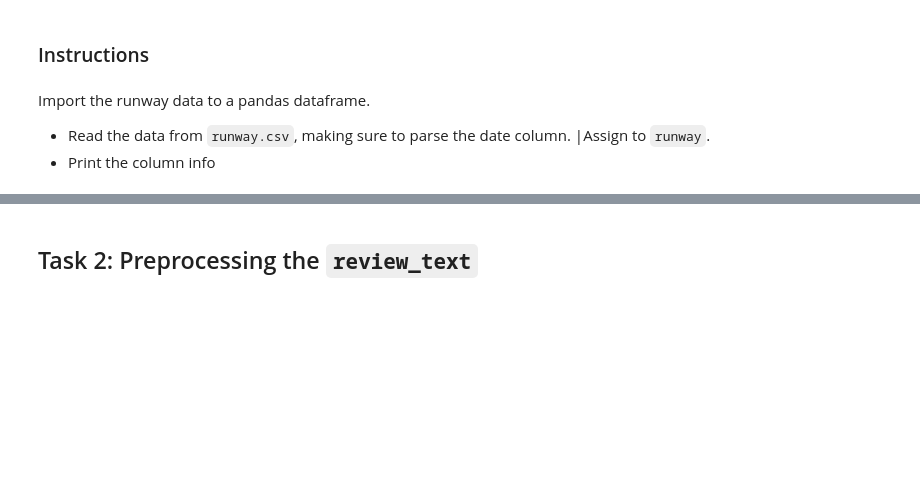
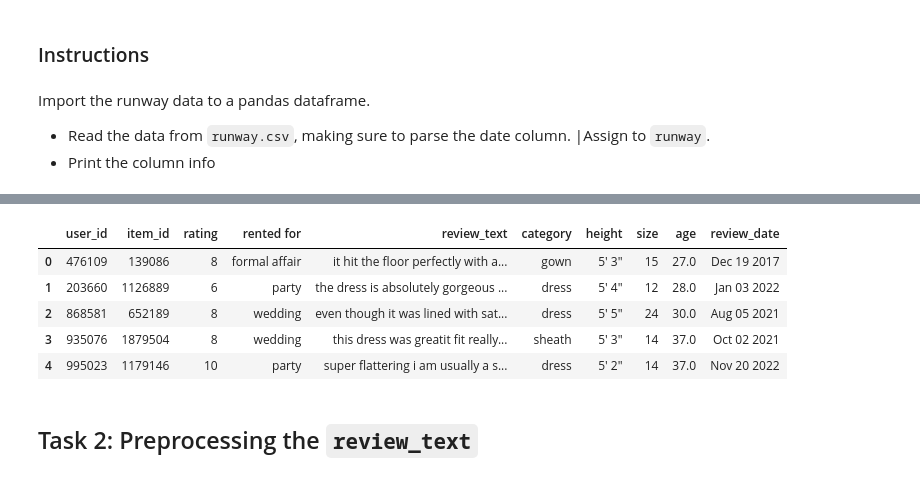
Before and after one commit to josemh301/openai-api-projects, a Jupyter notebook: HuggingFace/Project 2 - NLP App with Hugging Face/Building NLP Applications with Hugging Face.ipynb, the cells around one changed output, grey strips where cells are left out. Drawn from its saved outputs; the diff is of its cells as text; code cells hidden in the pictures; blank space fills up the shorter version.

Commit message:
Step 1: Runway Data Import

```diff
--- a/HuggingFace/Project 2 - NLP App with Hugging Face/Building NLP Applications with Hugging Face.ipynb
+++ b/HuggingFace/Project 2 - NLP App with Hugging Face/Building NLP Applications with Hugging Face.ipynb
@@ -140,6 +140,7 @@ Import the runway data to a pandas dataframe.
 - Print the column info
 # %%
 # Read the data from runway.csv
-
+runway = pd.read_csv("runway.csv")
 
 # Print the column info
+print(runway.columns)
@@ -146,3 +163,12 @@ Import the runway data to a pandas dataframe.
+# %%
+runway.head()
+# %% [output]
+|  | user_id | item_id | rating | rented for | review_text | category | height | size | age | review_date |
+| 0 | 476109 | 139086 | 8 | formal affair | it hit the floor perfectly with a... | gown | 5' 3" | 15 | 27.0 | Dec 19 2017 |
+| 1 | 203660 | 1126889 | 6 | party | the dress is absolutely gorgeous ... | dress | 5' 4" | 12 | 28.0 | Jan 03 2022 |
+| 2 | 868581 | 652189 | 8 | wedding | even though it was lined with sat... | dress | 5' 5" | 24 | 30.0 | Aug 05 2021 |
+| 3 | 935076 | 1879504 | 8 | wedding | this dress was greatit fit really... | sheath | 5' 3" | 14 | 37.0 | Oct 02 2021 |
+| 4 | 995023 | 1179146 | 10 | party | super flattering i am usually a s... | dress | 5' 2" | 14 | 37.0 | Nov 20 2022 |
 # %% [markdown]
 ## Task 2: Preprocessing the `review_text`
 # %% [markdown]
```
Also changed, not shown: parts of 2 cells of this notebook.
